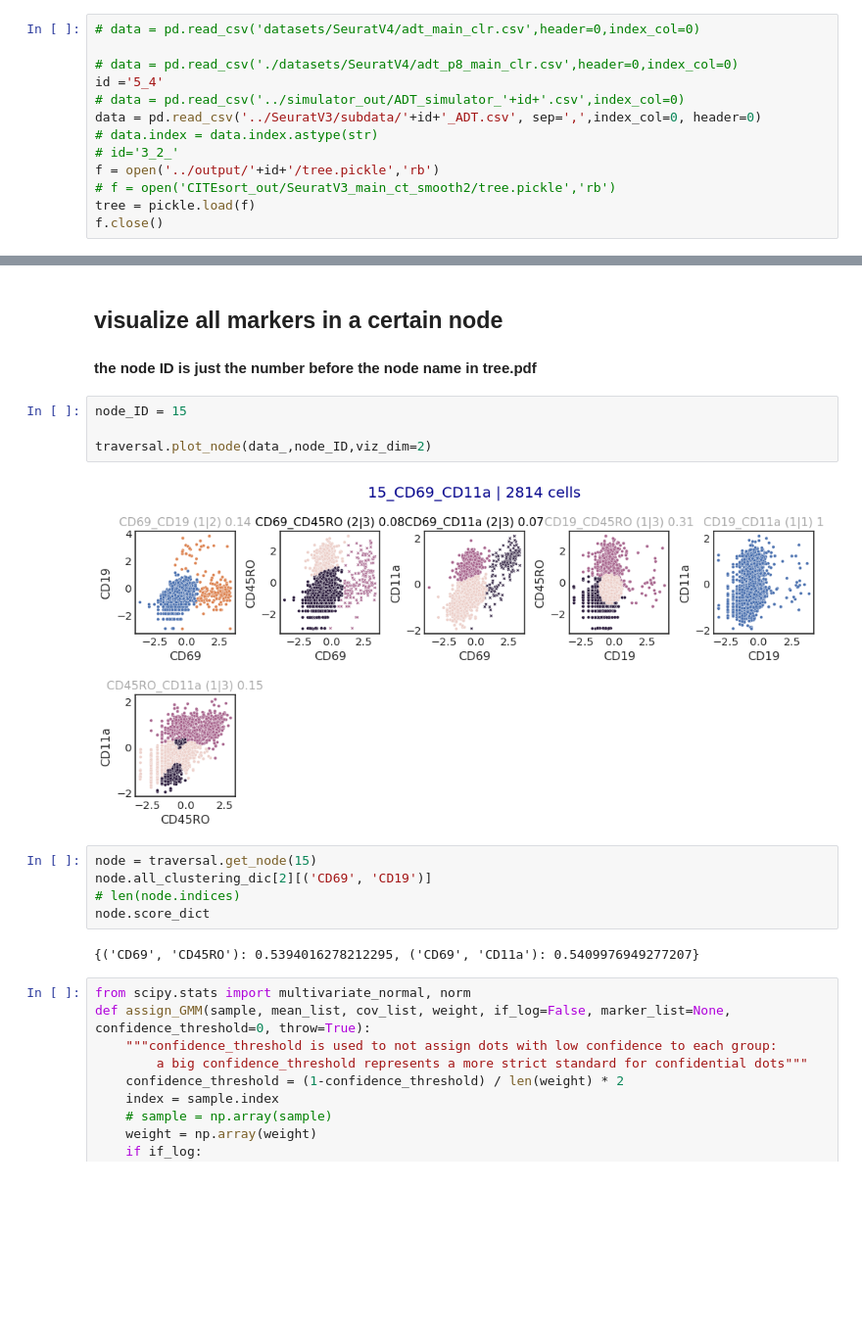
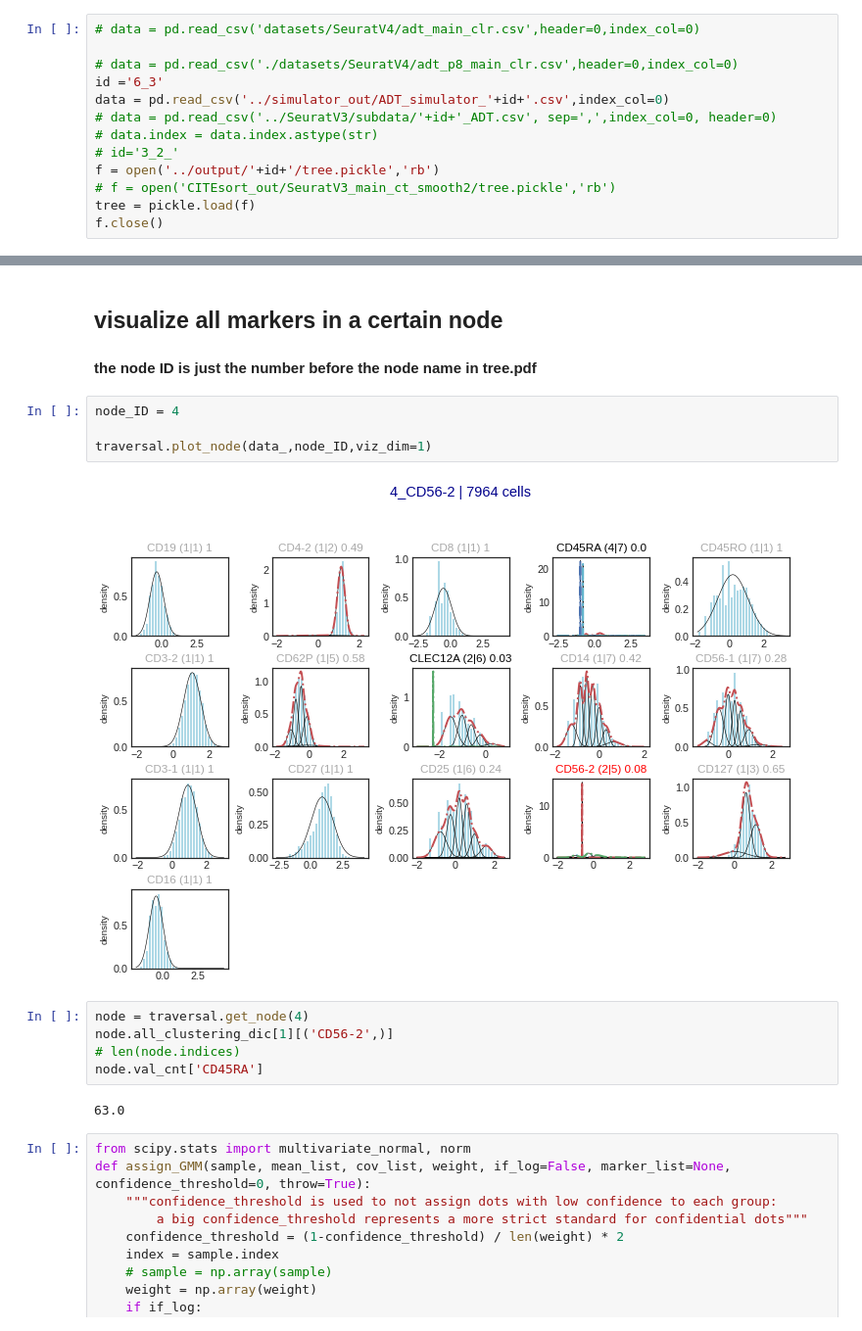
Before and after one commit to xinzhu-email/CITE-pool, a Jupyter notebook: AnalysisTutorial_.ipynb, the cells around one changed output, grey strips where cells are left out. Shown at 98% size. Saved outputs shown, nothing was run; the diff lists cells and outputs as text; blank space fills up the shorter version.

Commit message:
simulation large data

```diff
--- a/AnalysisTutorial_.ipynb
+++ b/AnalysisTutorial_.ipynb
@@ -12,9 +12,9 @@ from matplotlib import pyplot as plt
 # data = pd.read_csv('datasets/SeuratV4/adt_main_clr.csv',header=0,index_col=0)
 
 # data = pd.read_csv('./datasets/SeuratV4/adt_p8_main_clr.csv',header=0,index_col=0)
-id ='5_4'
-# data = pd.read_csv('../simulator_out/ADT_simulator_'+id+'.csv',index_col=0)
-data = pd.read_csv('../SeuratV3/subdata/'+id+'_ADT.csv', sep=',',index_col=0, header=0)
+id ='6_3'
+data = pd.read_csv('../simulator_out/ADT_simulator_'+id+'.csv',index_col=0)
+# data = pd.read_csv('../SeuratV3/subdata/'+id+'_ADT.csv', sep=',',index_col=0, header=0)
 # data.index = data.index.astype(str)
 # id='3_2_'
 f = open('../output/'+id+'/tree.pickle','rb')
@@ -58,18 +58,18 @@ data_ = smooth(data)
 ## visualize all markers in a certain node
 #### the node ID is just the number before the node name in tree.pdf
 # %%
-node_ID = 15
+node_ID = 4
 
-traversal.plot_node(data_,node_ID,viz_dim=2)
+traversal.plot_node(data_,node_ID,viz_dim=1)
 # %% [output]
-[figure, old version]
+[figure, new version]
 # %%
-node = traversal.get_node(15)
-node.all_clustering_dic[2][('CD69', 'CD19')]
+node = traversal.get_node(4)
+node.all_clustering_dic[1][('CD56-2',)]
 # len(node.indices)
-node.score_dict
+node.val_cnt['CD45RA']
 # %% [output]
-{('CD69', 'CD45RO'): 0.5394016278212295, ('CD69', 'CD11a'): 0.5409976949277207}
+63.0
 # %%
 from scipy.stats import multivariate_normal, norm
 def assign_GMM(sample, mean_list, cov_list, weight, if_log=False, marker_list=None, confidence_threshold=0, throw=True):
```
Also changed, not shown: parts of 3 cells of this notebook, 6 other files.
